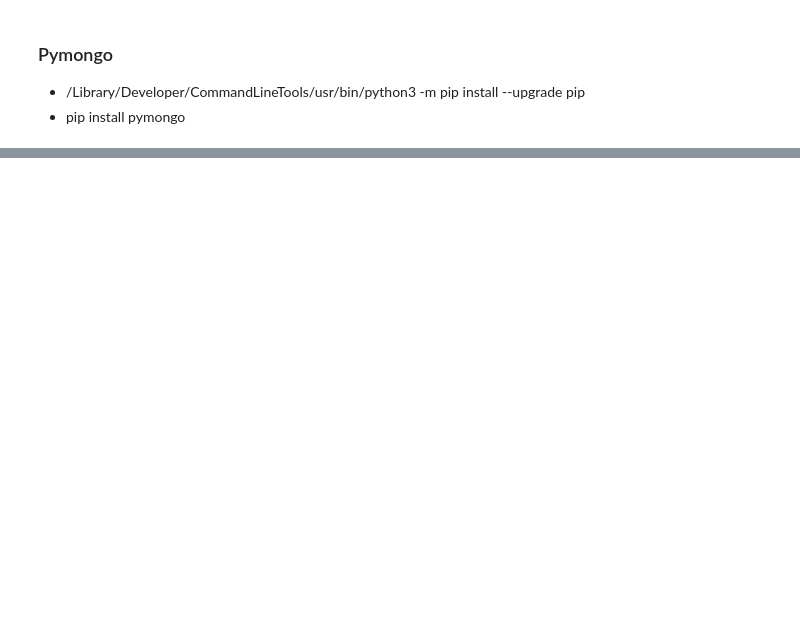
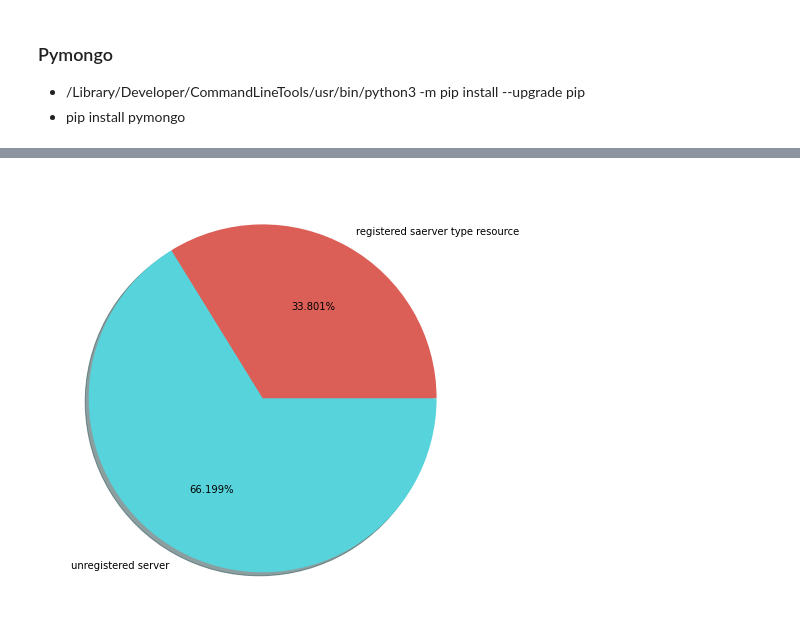
Before and after one commit to 2jimoo/statistics_with_mongodb_s3_papermill_k8s, a Jupyter notebook: pymongo_registration_rate.ipynb, the cells around one changed output, grey strips where cells are left out. Saved outputs shown, nothing was run; the diff lists cells and outputs as text; code cells hidden in the pictures; blank space fills up the shorter version.

```diff
--- a/pymongo_registration_rate.ipynb
+++ b/pymongo_registration_rate.ipynb
@@ -30,0 +93,9 @@ print(default_pa_id)
+# %%
+plt.figure(figsize=(10,8))
+
+values3 = [registered_server_count, total_server_count-registered_server_count]
+labels3 = ["registered saerver type resource", "unregistered server"]
+colors3 = sns.color_palette('hls',len(labels3))
+result3 = plt.pie(values3,labels=labels3, autopct='%.3f%%', colors = colors3, shadow=True)
+# %% [output]
+[figure, added]
```
Also changed, not shown: parts of 12 cells of this notebook, 10 other files.
